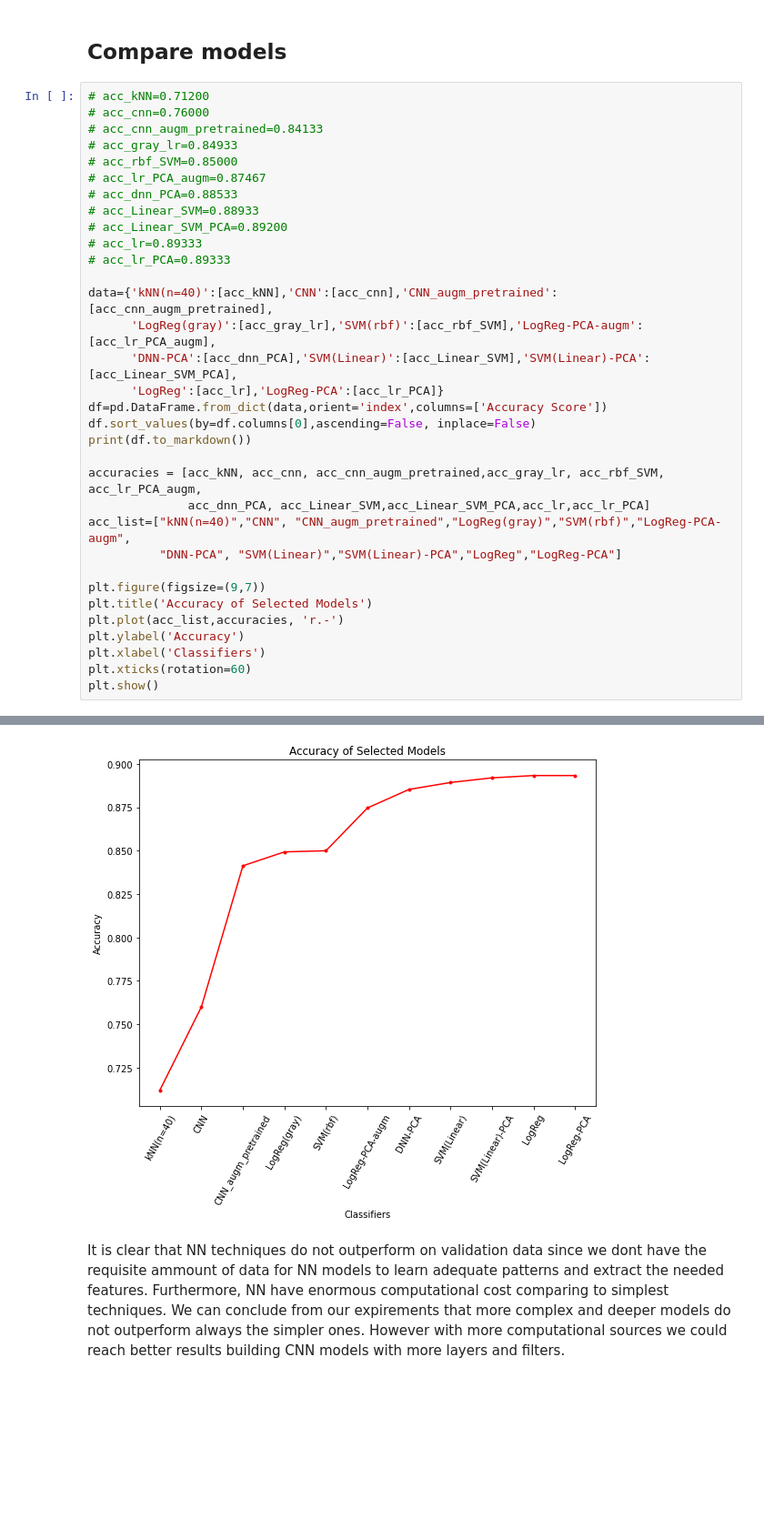
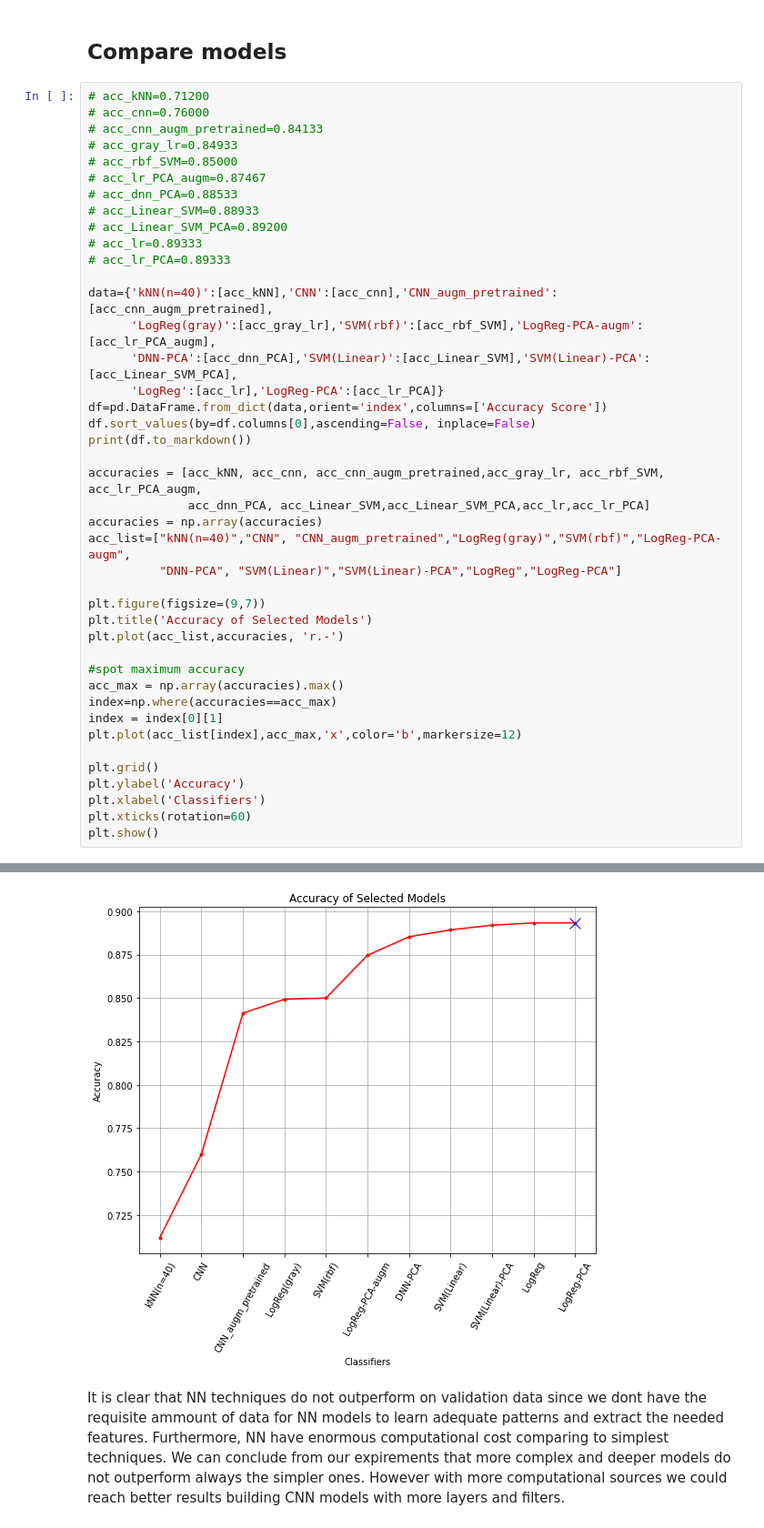
Before and after one commit to xeniakal/AMLS_20-21_SN20159465, a Jupyter notebook: A1/GenderClassification.ipynb, the cells around one changed output, grey strips where cells are left out. Shown at 91% size. Saved outputs shown, nothing was run; the diff lists cells and outputs as text; blank space fills up the shorter version.

```diff
--- a/A1/GenderClassification.ipynb
+++ b/A1/GenderClassification.ipynb
@@ -1307,34 +1307,43 @@ data={'kNN(n=40)':[acc_kNN],'CNN':[acc_cnn],'CNN_augm_pretrained':[acc_cnn_augm_
       'LogReg':[acc_lr],'LogReg-PCA':[acc_lr_PCA]}
 df=pd.DataFrame.from_dict(data,orient='index',columns=['Accuracy Score'])
 df.sort_values(by=df.columns[0],ascending=False, inplace=False)
 print(df.to_markdown())
 
 accuracies = [acc_kNN, acc_cnn, acc_cnn_augm_pretrained,acc_gray_lr, acc_rbf_SVM, acc_lr_PCA_augm,
               acc_dnn_PCA, acc_Linear_SVM,acc_Linear_SVM_PCA,acc_lr,acc_lr_PCA]
+accuracies = np.array(accuracies)
 acc_list=["kNN(n=40)","CNN", "CNN_augm_pretrained","LogReg(gray)","SVM(rbf)","LogReg-PCA-augm",
           "DNN-PCA", "SVM(Linear)","SVM(Linear)-PCA","LogReg","LogReg-PCA"]
 
 plt.figure(figsize=(9,7))
 plt.title('Accuracy of Selected Models')
 plt.plot(acc_list,accuracies, 'r.-')
+
+#spot maximum accuracy
+acc_max = np.array(accuracies).max()
+index=np.where(accuracies==acc_max)
+index = index[0][1]
+plt.plot(acc_list[index],acc_max,'x',color='b',markersize=12)
+
+plt.grid()
 plt.ylabel('Accuracy')
 plt.xlabel('Classifiers')
 plt.xticks(rotation=60)
 plt.show()
 # %% [output]
 |:--------------------|-----------------:|
 | kNN(n=40)           |          0.712   |
 | CNN                 |          0.76    |
 | CNN_augm_pretrained |          0.84133 |
 | LogReg(gray)        |          0.84933 |
 | SVM(rbf)            |          0.85    |
 | LogReg-PCA-augm     |          0.87467 |
 | DNN-PCA             |          0.88533 |
 | SVM(Linear)         |          0.88933 |
 | SVM(Linear)-PCA     |          0.892   |
 | LogReg              |          0.89333 |
 | LogReg-PCA          |          0.89333 |
-[figure, old version]
+[figure, new version]
 # %% [markdown]
 It is clear that NN techniques do not outperform on validation data since we dont have the requisite ammount of data for NN models to learn adequate patterns and extract the needed features.
 Furthermore, NN have enormous computational cost comparing to simplest techniques. We can conclude from our expirements that more complex and deeper models do not outperform always the simpler ones.
```
Also changed, not shown: parts of 3 cells of this notebook, 3 other files.
